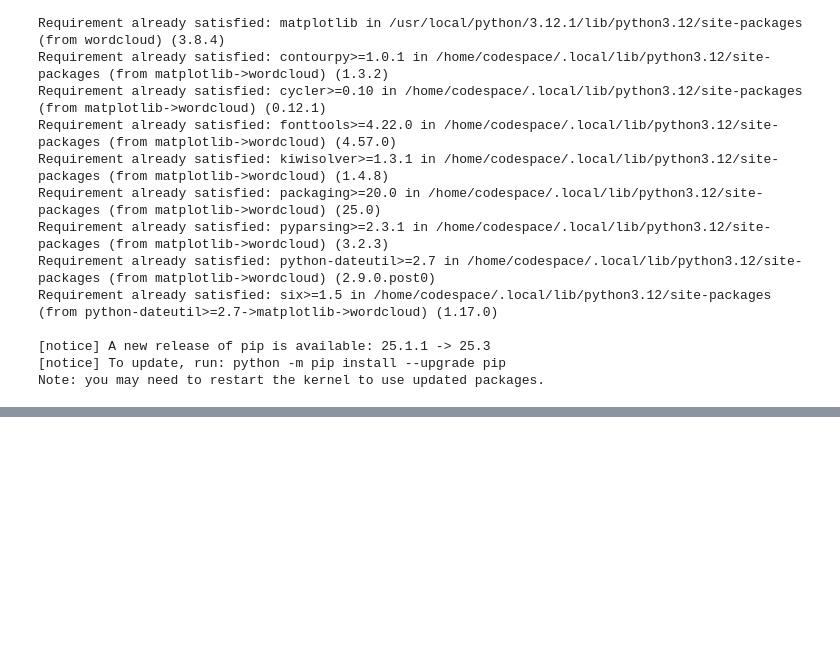
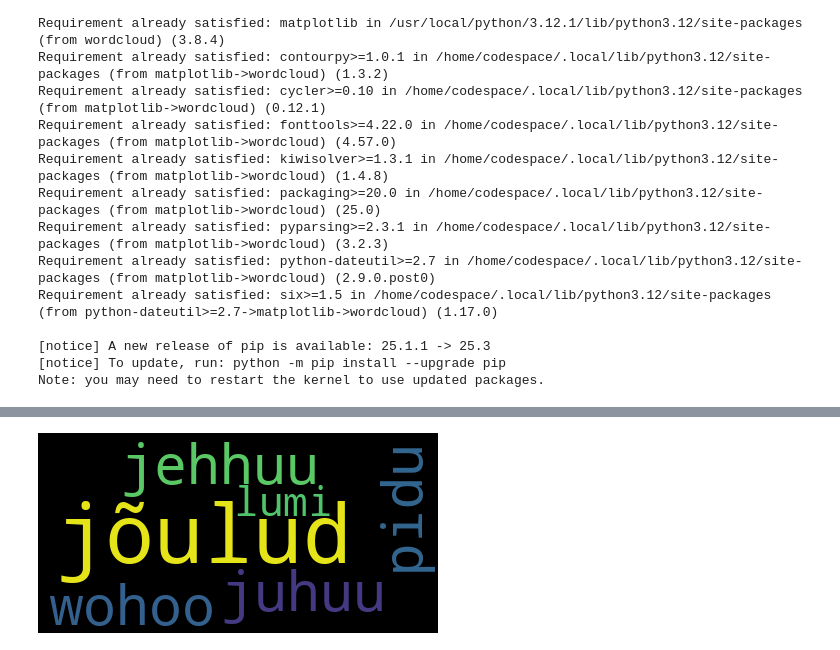
Before and after one commit to raheltoom3/dt-2025-data-visualisation, a Jupyter notebook: notebooks/assignment/Homework11.ipynb, the cells around one changed output, grey strips where cells are left out. Cells and saved outputs as stored; diff of their text form; code cells hidden in the pictures; blank space fills up the shorter version.

```diff
--- a/notebooks/assignment/Homework11.ipynb
+++ b/notebooks/assignment/Homework11.ipynb
@@ -20 +40,12 @@ Note: you may need to restart the kernel to use updated packages.
+# %%
+#Here I use a simple function where I make a WordCloud out of a sentence I created.
+
+from wordcloud import WordCloud
+
+wc = WordCloud().generate("juhuu jehhuu wohoo pidu jõulud jõulud jõulud lumi")
+
+img =wc.to_image()
+img.show()
+# %% [output]
+[figure, added]
 # %%
```
Also changed, not shown: parts of 12 cells of this notebook.
